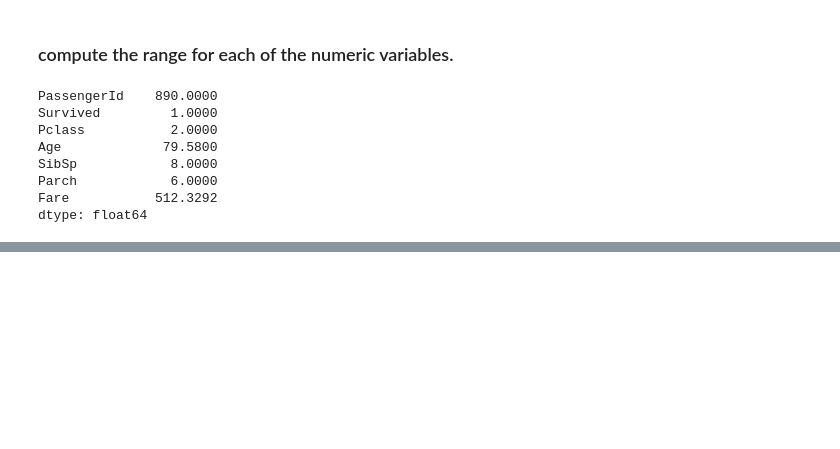
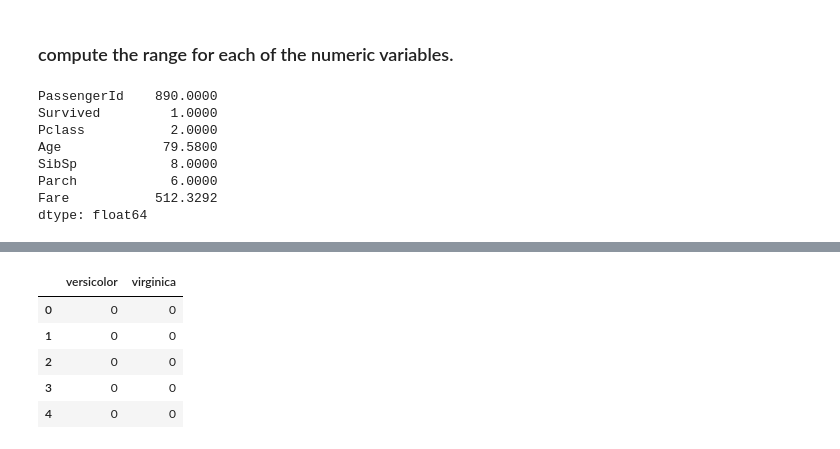
Before and after one commit to markydoug/classification-exercises, a Jupyter notebook: classification_exercises.ipynb, the cells around one changed output, grey strips where cells are left out. Cells and saved outputs as stored; diff of their text form; code cells hidden in the pictures; blank space fills up the shorter version.

```diff
--- a/classification_exercises.ipynb
+++ b/classification_exercises.ipynb
@@ -200,0 +240,10 @@ dtype: float64
+# %%
+dummy_df = pd.get_dummies(iris_df['species'], dummy_na=False, drop_first=True)
+dummy_df.head()
+# %% [output]
+|  | versicolor | virginica |
+| 0 | 0 | 0 |
+| 1 | 0 | 0 |
+| 2 | 0 | 0 |
+| 3 | 0 | 0 |
+| 4 | 0 | 0 |
```
Also changed, not shown: parts of 14 cells of this notebook.
